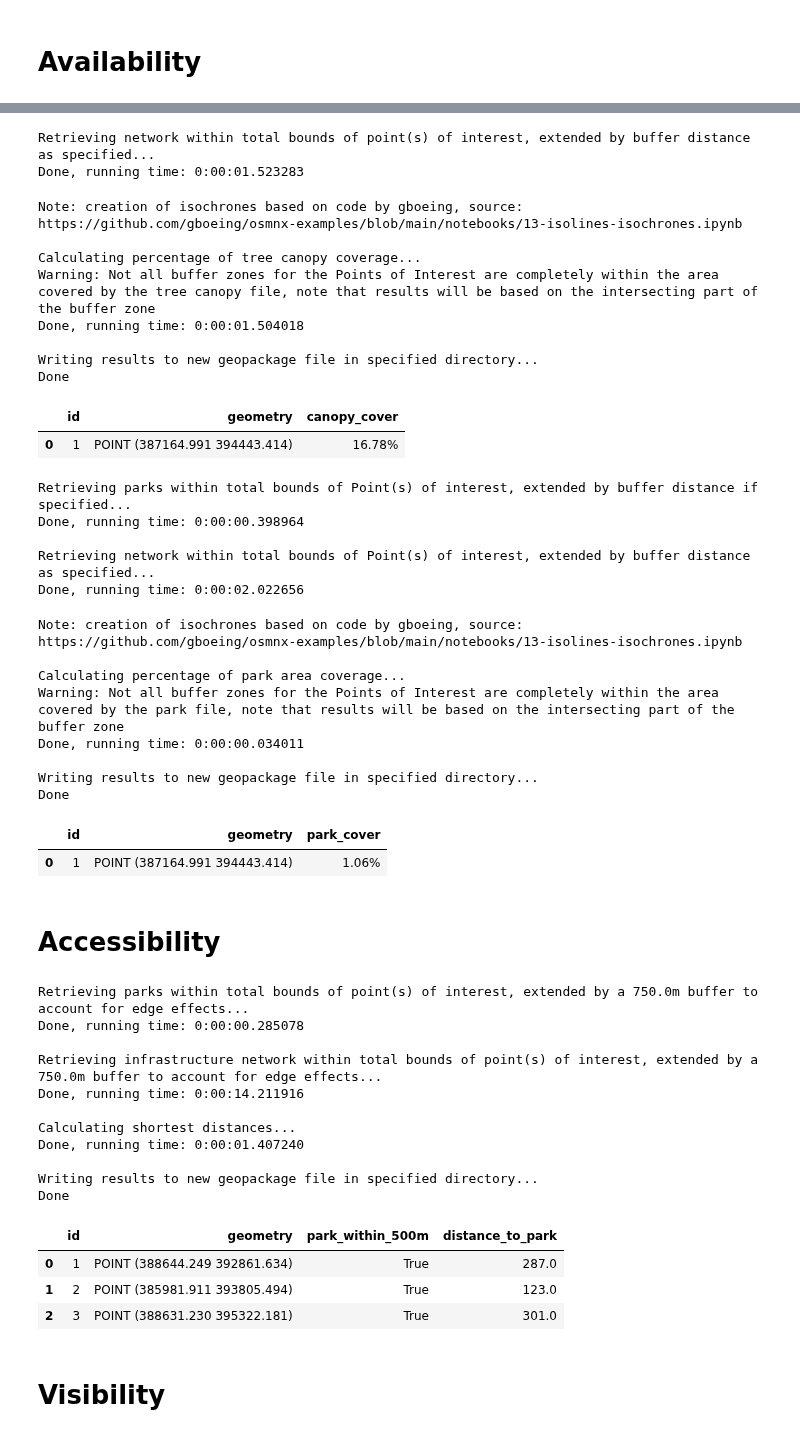
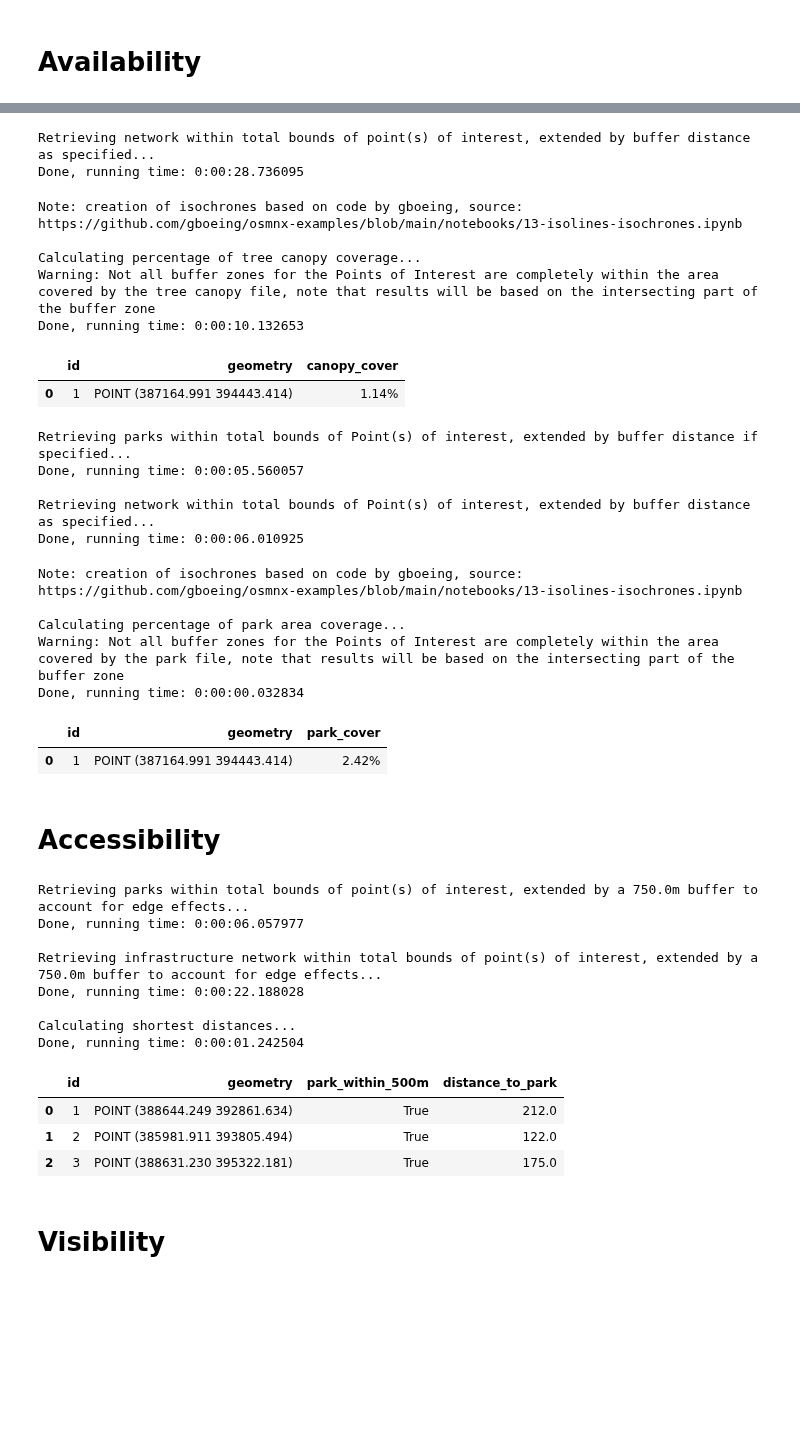
Before and after one commit to Spatial-Data-Science-and-GEO-AI-Lab/GreenEx_Py, a Jupyter notebook: example.ipynb, the cells around one changed output, grey strips where cells are left out. Cells and saved outputs as stored; diff of their text form; code cells hidden in the pictures; blank space fills up the shorter version.

```diff
--- a/example.ipynb
+++ b/example.ipynb
@@ -64,75 +63,64 @@ Done
 # Canopy coverage
 availability.get_canopy_percentage(point_of_interest_file=test_path+"Test_single_home_location.gpkg",
                                    canopy_vector_file=test_path+"Canopy_single_home_500m.gpkg",
-                                   buffer_dist=500,
                                    buffer_type="network",
                                    travel_speed=15,
                                    trip_time=10,
                                    network_type="bike",
-                                   output_dir=test_results_path)
+                                   write_to_file=False)
 # %% [output]
 Retrieving network within total bounds of point(s) of interest, extended by buffer distance as specified...
-Done, running time: 0:00:01.523283
+Done, running time: 0:00:28.736095
 Note: creation of isochrones based on code by gboeing, source: https://github.com/gboeing/osmnx-examples/blob/main/notebooks/13-isolines-isochrones.ipynb
 
 Calculating percentage of tree canopy coverage...
 Warning: Not all buffer zones for the Points of Interest are completely within the area covered by the tree canopy file, note that results will be based on the intersecting part of the buffer zone
-Done, running time: 0:00:01.504018
-
-Writing results to new geopackage file in specified directory...
-Done
+Done, running time: 0:00:10.132653
 |  | id | geometry | canopy_cover |
-| 0 | 1 | POINT (387164.991 394443.414) | 16.78% |
+| 0 | 1 | POINT (387164.991 394443.414) | 1.14% |
 # %%
 # Park area coverage
 availability.get_park_percentage(point_of_interest_file=test_path+"Test_single_home_location.gpkg",
                                  buffer_dist=500,
                                  buffer_type="network",
-                                 travel_speed=15,
-                                 trip_time=10,
                                  network_type="bike",
-                                 output_dir=test_results_path)
+                                 write_to_file=False)
 # %% [output]
 Retrieving parks within total bounds of Point(s) of interest, extended by buffer distance if specified...
-Done, running time: 0:00:00.398964
+Done, running time: 0:00:05.560057
 
 Retrieving network within total bounds of Point(s) of interest, extended by buffer distance as specified...
-Done, running time: 0:00:02.022656
+Done, running time: 0:00:06.010925
 Note: creation of isochrones based on code by gboeing, source: https://github.com/gboeing/osmnx-examples/blob/main/notebooks/13-isolines-isochrones.ipynb
 
 Calculating percentage of park area coverage...
 Warning: Not all buffer zones for the Points of Interest are completely within the area covered by the park file, note that results will be based on the intersecting part of the buffer zone
-Done, running time: 0:00:00.034011
-
-Writing results to new geopackage file in specified directory...
-Done
+Done, running time: 0:00:00.032834
 |  | id | geometry | park_cover |
-| 0 | 1 | POINT (387164.991 394443.414) | 1.06% |
+| 0 | 1 | POINT (387164.991 394443.414) | 2.42% |
 # %% [markdown]
 # Accessibility
 # %%
 # Shortest distance to park area
 accessibility.get_shortest_distance_park(point_of_interest_file=test_path+"Test_multiple_home_locations.gpkg",
                                          target_dist=500,
+                                         distance_type='euclidean',
                                          destination='entrance',
                                          network_type='walk',
-                                         output_dir=test_results_path)
+                                         write_to_file=False)
 # %% [output]
 Retrieving parks within total bounds of point(s) of interest, extended by a 750.0m buffer to account for edge effects...
-Done, running time: 0:00:00.285078
+Done, running time: 0:00:06.057977
 
 Retrieving infrastructure network within total bounds of point(s) of interest, extended by a 750.0m buffer to account for edge effects...
-Done, running time: 0:00:14.211916
+Done, running time: 0:00:22.188028
 
 Calculating shortest distances...
-Done, running time: 0:00:01.407240
-
-Writing results to new geopackage file in specified directory...
-Done
+Done, running time: 0:00:01.242504
 |  | id | geometry | park_within_500m | distance_to_park |
-| 0 | 1 | POINT (388644.249 392861.634) | True | 287.0 |
-| 1 | 2 | POINT (385981.911 393805.494) | True | 123.0 |
-| 2 | 3 | POINT (388631.230 395322.181) | True | 301.0 |
+| 0 | 1 | POINT (388644.249 392861.634) | True | 212.0 |
+| 1 | 2 | POINT (385981.911 393805.494) | True | 122.0 |
+| 2 | 3 | POINT (388631.230 395322.181) | True | 175.0 |
 # %% [markdown]
 # Visibility
 # %%
```
Also changed, not shown: parts of 6 cells of this notebook, 5 other files.
